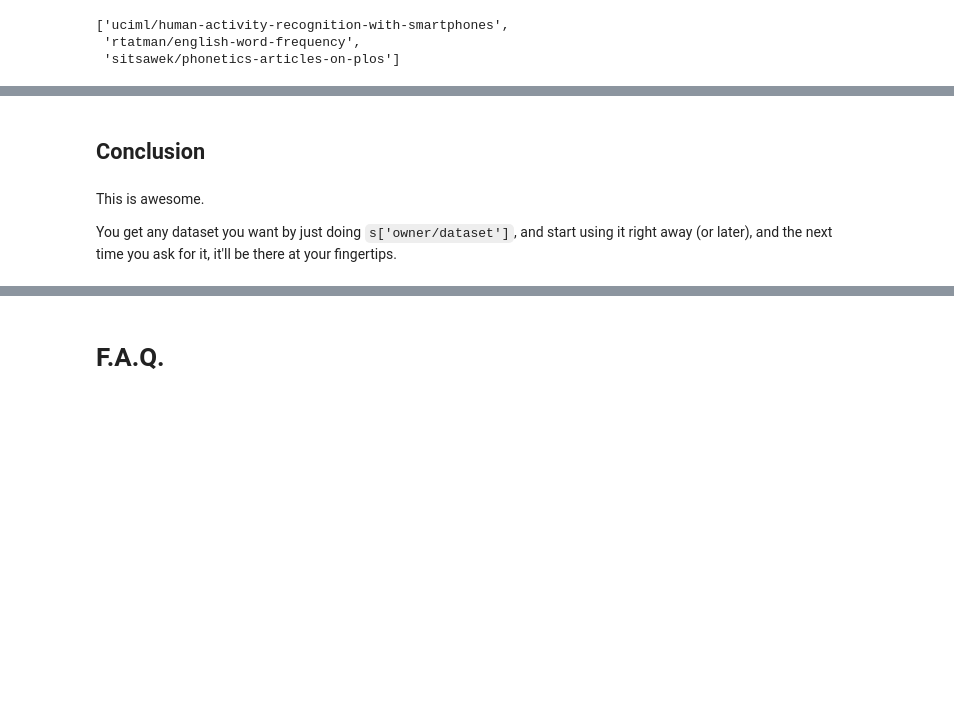
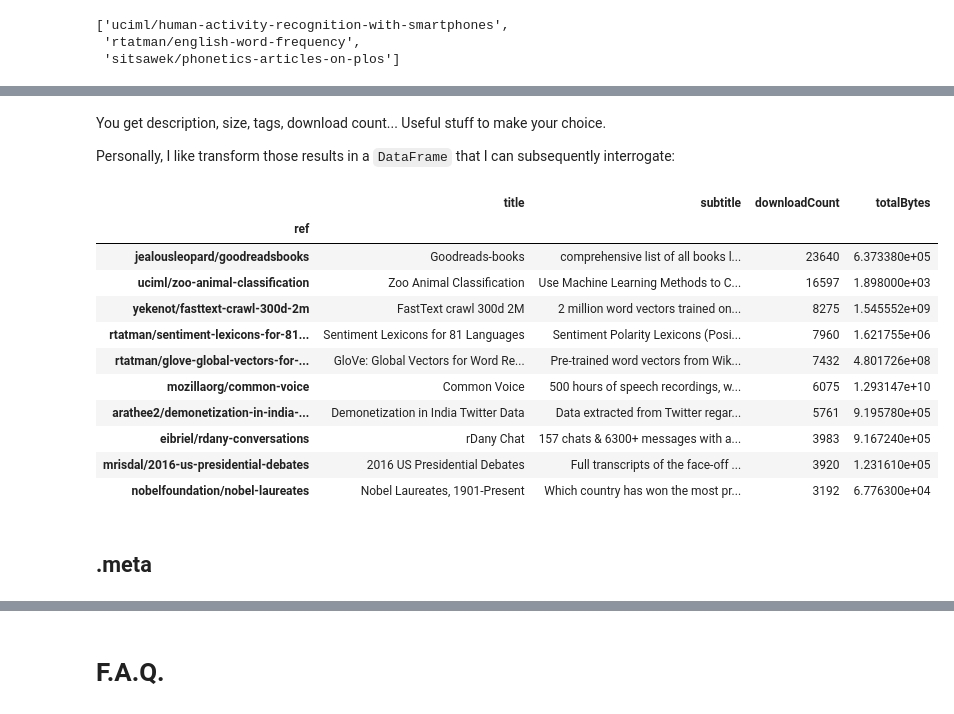
Before and after one commit to thorwhalen/haggle, a Jupyter notebook: docs/haggle.ipynb, the cells around one changed output, grey strips where cells are left out. Saved outputs shown, nothing was run; the diff lists cells and outputs as text; code cells hidden in the pictures; blank space fills up the shorter version.

Commit message:
Doubled readme. Including meta information (and caching). New release.

```diff
--- a/docs/haggle.ipynb
+++ b/docs/haggle.ipynb
@@ -53,9 +19,9 @@ and it would be discovered by the client.
 # %% [markdown]
 # Simple example
 # %%
-from py2store.ext.kaggle import KaggleDatasets
+from haggle import KaggleDatasets
 
-rootdir = '/D/Dropbox/_odata/kaggle/zips'  # define where you want the data to be cached/downloaded
+rootdir = '/D/Dropbox/_odata/kaggle'  # define where you want the data to be cached/downloaded
 
 s = KaggleDatasets(rootdir)  # make an instance
 
@@ -151,0 +161,22 @@ list(s)
+# %% [markdown]
+You get description, size, tags, download count... Useful stuff to make your choice.
+
+Personally, I like transform those results in a `DataFrame` that I can subsequently interrogate:
+# %%
+import pandas as pd
+df = pd.DataFrame(results.values())[['ref', 'title', 'subtitle', 'downloadCount', 'totalBytes']]
+df = df.set_index('ref').sort_values('downloadCount', ascending=False)
+df.head(10)
+# %% [output]
+|  | title | subtitle | downloadCount | totalBytes |
+| ref |  |  |  |  |
+| jealousleopard/goodreadsbooks | Goodreads-books | comprehensive list of all books l... | 23640 | 6.373380e+05 |
+| uciml/zoo-animal-classification | Zoo Animal Classification | Use Machine Learning Methods to C... | 16597 | 1.898000e+03 |
+| yekenot/fasttext-crawl-300d-2m | FastText crawl 300d 2M | 2 million word vectors trained on... | 8275 | 1.545552e+09 |
+| rtatman/sentiment-lexicons-for-81... | Sentiment Lexicons for 81 Languages | Sentiment Polarity Lexicons (Posi... | 7960 | 1.621755e+06 |
+| rtatman/glove-global-vectors-for-... | GloVe: Global Vectors for Word Re... | Pre-trained word vectors from Wik... | 7432 | 4.801726e+08 |
+| mozillaorg/common-voice | Common Voice | 500 hours of speech recordings, w... | 6075 | 1.293147e+10 |
+| arathee2/demonetization-in-india-... | Demonetization in India Twitter Data | Data extracted from Twitter regar... | 5761 | 9.195780e+05 |
+| eibriel/rdany-conversations | rDany Chat | 157 chats & 6300+ messages with a... | 3983 | 9.167240e+05 |
+| mrisdal/2016-us-presidential-debates | 2016 US Presidential Debates | Full transcripts of the face-off ... | 3920 | 1.231610e+05 |
+| nobelfoundation/nobel-laureates | Nobel Laureates, 1901-Present | Which country has won the most pr... | 3192 | 6.776300e+04 |
@@ -152,6 +185,2 @@ list(s)
 # %% [markdown]
-## Conclusion
+## .meta
-# %% [markdown]
-This is awesome.
-
-You get any dataset you want by just doing `s['owner/dataset']`, and start using it right away (or later), and the next time you ask for it, it'll be there at your fingertips.
```
Also changed, not shown: parts of 33 cells of this notebook, 3 other files.
